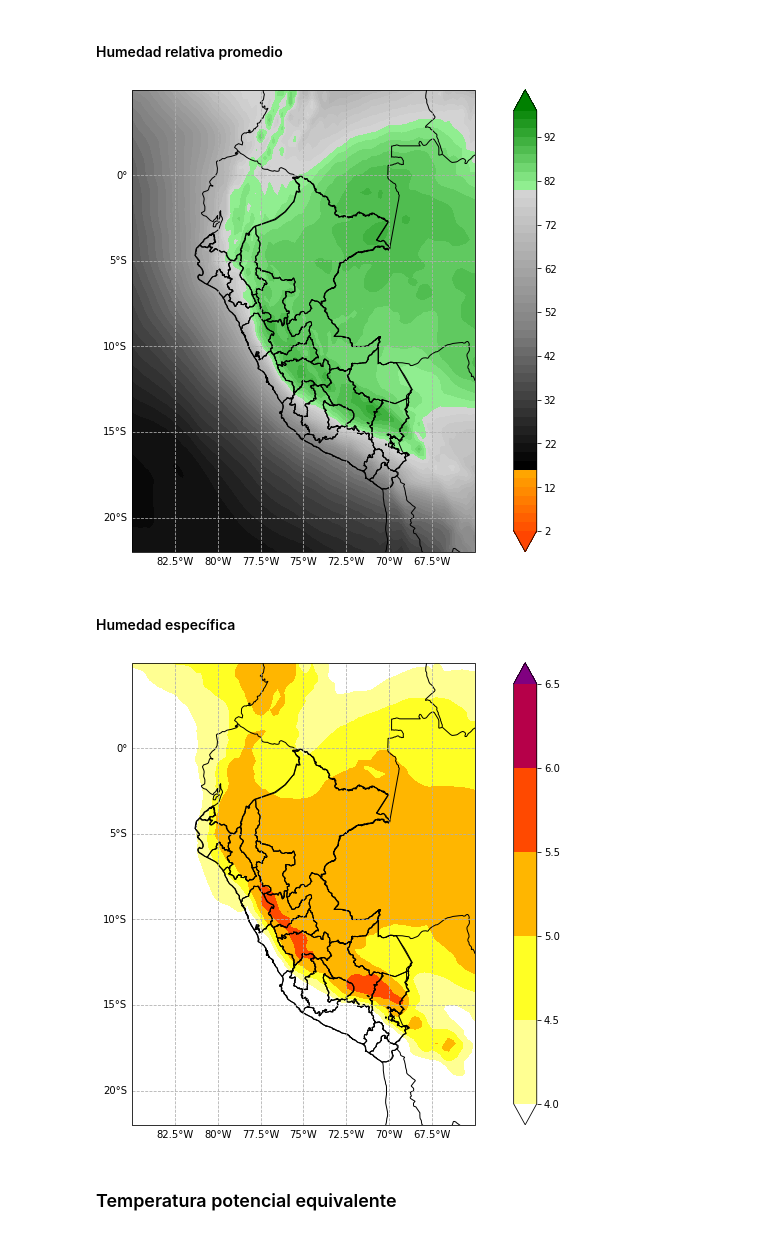
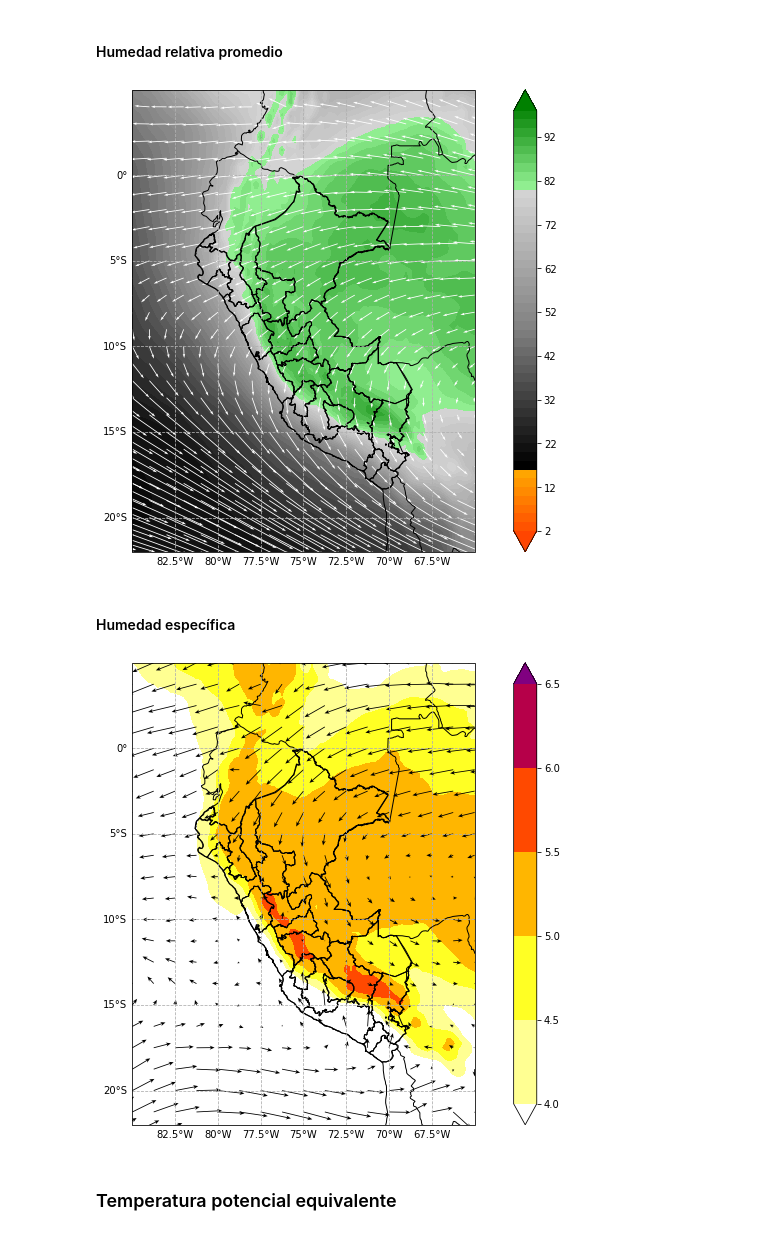
Before and after one commit to rosepb28/ERA5, a Jupyter notebook: era5.ipynb, the cells around one changed output. Cells and saved outputs as stored; diff of their text form; code cells hidden in the pictures.

```diff
--- a/era5.ipynb
+++ b/era5.ipynb
@@ -119,7 +115,7 @@ os.makedirs(folder) if not os.path.exists(folder) else 'No'
 # %%
 niv = levels.index(200) #Modificar nivel
 
-u  = data.variables['u'][0,0,:,:]
+u  = data.variables['u'][0,,:,:]
 v  = data.variables['v'][0,0,:,:]
 
 levs = [0,5,10,15,20,25,30,35,40,50,60,65]
@@ -139,7 +135,7 @@ ax.add_feature(cfeature.BORDERS,edgecolor='k')
 ax.add_feature(cfeature.COASTLINE,edgecolor='k')
 gl = ax.gridlines(draw_labels=True,linestyle='--')
 gl.top_labels = gl.right_labels = False
-ax.set_extent([-120,-30,-60,15], crs=prj)
+ax.set_extent([-120,-30,-50,15], crs=prj)
 
 #fig.savefig('Img/{}/lcorr200.png'.format(month), dpi=fig.dpi, bbox_inches= 'tight')
 
@@ -191,45 +187,56 @@ plt.show()
 ### Humedad
 # %% [markdown]
 #### Humedad relativa promedio
+# %%
+#Cálculo de HR promedio
+r_sum = 0
+u_sum = 0
+v_sum = 0
+for i in range(levels.index(600)+1):
+    r = data['r'][0,i,:,:]
+    u = data['u'][0,i,:,:]
+    v = data['v'][0,i,:,:]
+    r_sum = r_sum + r
+    u_sum = u_sum + u
+    v_sum = v_sum + v
+hrp = (r_sum/len(levels[:levels.index(600)]))
+up = (u_sum/len(levels[:levels.index(600)]))
+vp = (v_sum/len(levels[:levels.index(600)]))
 # %%
-#Cálculo de HR promedio
-r_sum = 0
-for i in range(levels.index(600)+1):
-    hr = data['r'][0,i,:,:]
-    r_sum = r_sum + hr
-hrp = (r_sum/len(levels[:levels.index(600)]))
-
 levs = np.arange(2,100,2)
 cmap, norm = c_cmap('Colores/hrp.xlsx', 'hrp', levs)
 
 fig=plt.figure(figsize=(14,8.5), facecolor='white')
 prj=ccrs.PlateCarree()
 ax = plt.axes(projection = prj)
+cx = ax.contourf(ln,lt,hrp,levs, transform=prj, cmap=cmap, norm = norm, extend='both')
+ax.quiver(ln[::4,::4],lt[::4,::4],up[::4,::4],vp[::4,::4], color = 'w', scale = 80)
 
-cx = ax.contourf(ln,lt,hrp,levs, transform=prj, cmap=cmap, norm = norm, extend='both')
 #Límites de países y departamentos
 dir_shp = 'SHP/DEPARTAMENTOS.shp'
 shp = list(shpreader.Reader(dir_shp).geometries())
 ax.add_geometries(shp,prj,edgecolor='black',facecolor='None')
 ax.add_feature(cfeature.BORDERS)
 ax.add_feature(cfeature.COASTLINE)
 #Grillas y etiquetas de lat,lon
 gl = ax.gridlines(draw_labels=True,linestyle='--')
 gl.top_labels = gl.right_labels = False
 ax.set_extent([-85,-65,-22,5], crs=prj)
 
 plt.colorbar(cx)
 
-#fig.savefig('Img/{}/hrp.png'.format(month), dpi=fig.dpi, bbox_inches= 'tight')
+fig.savefig('Img/{}/hrp.png'.format(month), dpi=fig.dpi, bbox_inches= 'tight')
 
 plt.show()
 # %% [output]
-[figure, old version]
+[figure, new version]
 # %% [markdown]
 #### Humedad específica
 # %%
 niv = levels.index(550) #Modificar nivel
 q = data['q'][0,niv,:,:]*1000
+u  = data.variables['u'][0,niv,:,:]
+v  = data.variables['v'][0,niv,:,:]
 
 levs = np.arange(4,7,0.5)
 cmap, norm = c_cmap('Colores/rmix.xlsx', '550', levs)
@@ -237,9 +244,11 @@ cmap, norm = c_cmap('Colores/rmix.xlsx', '550', levs)
 fig=plt.figure(figsize=(14,8.5), facecolor='white')
 prj=ccrs.PlateCarree()
 ax = plt.axes(projection = prj)
-lcols = [3.5, 4, 4.5, 5, 5.5, 6]
 
-cx = ax.contourf(ln,lt,q, levs, transform=prj, cmap=cmap, norm= norm, extend='both')
+sn = 5
+cx = ax.contourf(ln,lt,q,levs, transform=prj, cmap=cmap, norm= norm, extend='both')
+ax.quiver(ln[::sn,::sn],lt[::sn,::sn],u[::sn,::sn],v[::sn,::sn], color = 'k', scale = 50, headwidth=5, headlength=6)
+
 #Límites de países y departamentos
 dir_shp = 'SHP/DEPARTAMENTOS.shp'
 shp = list(shpreader.Reader(dir_shp).geometries())
@@ -253,10 +262,10 @@ ax.set_extent([-85,-65,-22,5], crs=prj)
 
 plt.colorbar(cx)
 
-#fig.savefig('Img/{}/q550.png'.format(month), dpi=fig.dpi, bbox_inches= 'tight')
+fig.savefig('Img/{}/q550.png'.format(month), dpi=fig.dpi, bbox_inches= 'tight')
 
 plt.show()
 # %% [output]
-[figure, old version]
+[figure, new version]
 # %% [markdown]
 ### Temperatura potencial equivalente
```
Also changed, not shown: parts of 5 cells of this notebook, 5 other files.
